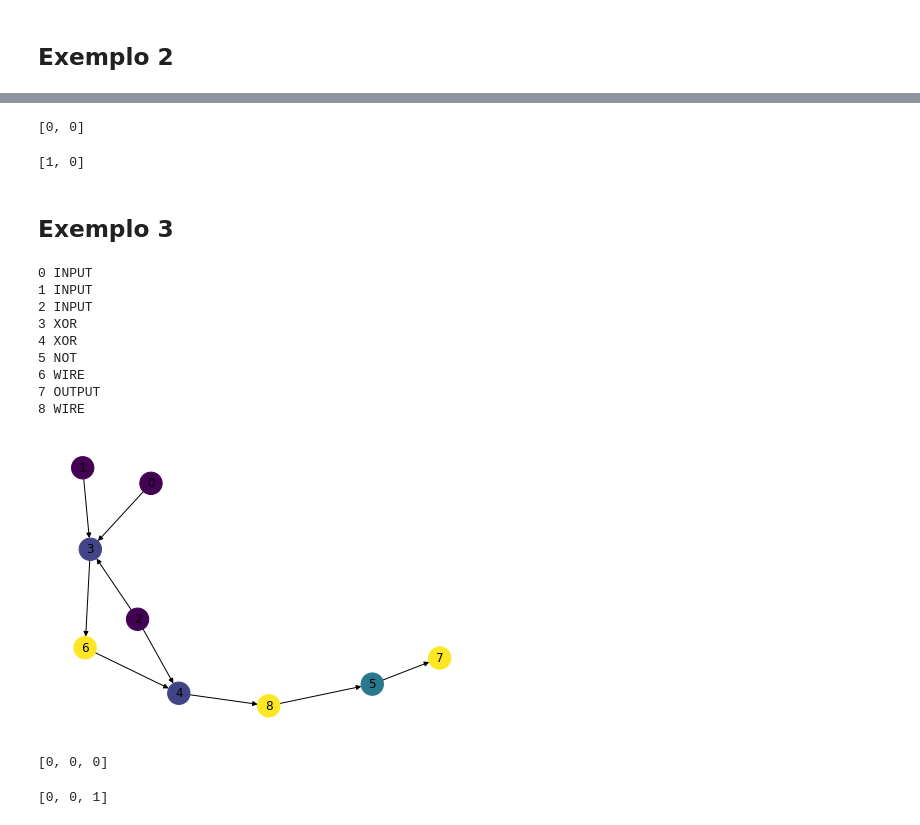
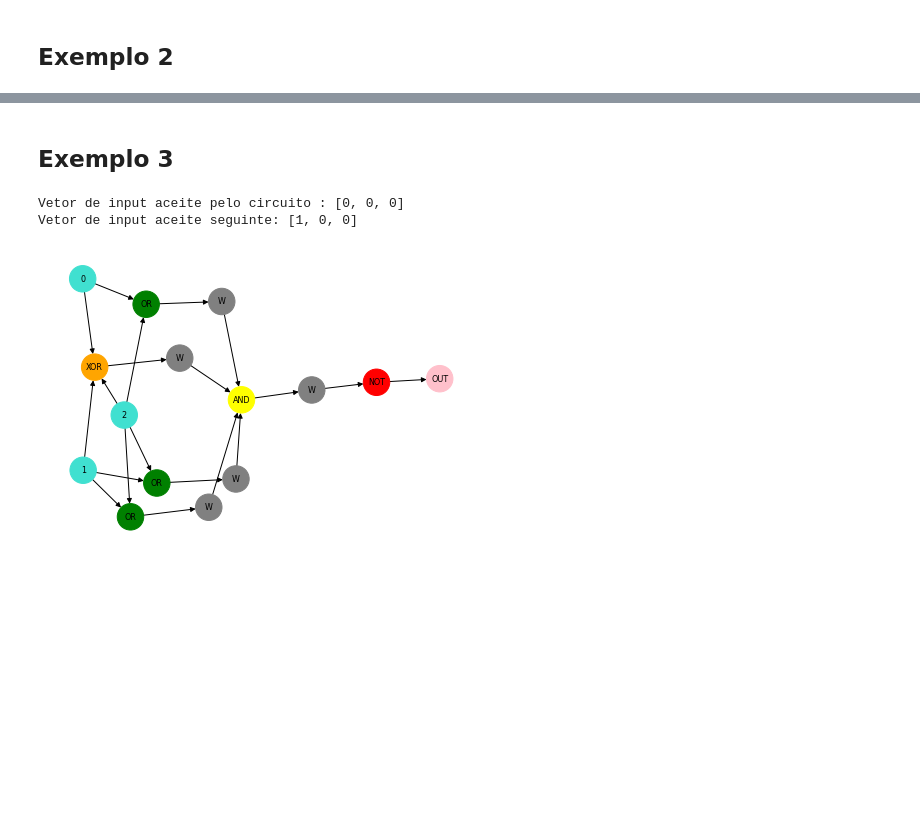
Before and after one commit to zoisper/LC-Projeto, a Jupyter notebook: 2/Circuito.ipynb, the cells around one changed output, grey strips where cells are left out. Drawn from its saved outputs; the diff is of its cells as text; code cells hidden in the pictures; blank space fills up the shorter version.

Commit message:
funçao que desenha circuito adicionada

```diff
--- a/2/Circuito.ipynb
+++ b/2/Circuito.ipynb
@@ -275,3 +283,32 @@ def next_solution(G,S):
+# %%
+def draw_circuit(C):
+    pos = nx.nx_pydot.graphviz_layout(C)
+    labels = {}
+    colors = [None for n in C.nodes]
+    for n in C:
+        if C.nodes[n]['type'] == 'INPUT':
+            labels[n] = str(n)
+            colors[n] = "turquoise"
+        elif C.nodes[n]['type'] == 'OUTPUT':
+            labels[n] = 'OUT'
+            colors[n] = "pink"
+        elif C.nodes[n]['type'] == 'XOR':
+            labels[n] = 'XOR'
+            colors[n] = "orange"
+        elif C.nodes[n]['type'] == 'NOT':
+            labels[n] = 'NOT'
+            colors[n] = "red"
+        elif C.nodes[n]['type'] == 'OR':
+            labels[n] = 'OR'
+            colors[n] = "green"
+        elif C.nodes[n]['type'] == 'AND':
+            labels[n] = 'AND'
+            colors[n] = "yellow"
+        else:
+            labels[n] = "W"
+            colors[n] = "grey"
+
+    nx.draw(C, pos = pos, with_labels = True, labels = labels,font_size=8, node_size=700, node_color=colors)
 # %% [markdown]
 ## Exemplo 1
 # %%
@@ -319,36 +338,13 @@ for g in G2:
-# %%
-S2 = calculate_input(G2)
-print(S2)
-# %% [output]
-[0, 0]
-# %%
-next_solution(G2,S2)
-# %% [output]
-[1, 0]
 # %% [markdown]
 ## Exemplo 3
 # %%
-G3 = circuit_generator(3,0.2)
-nx.draw(G3, with_labels = True, node_size=500, node_color=[G3.nodes[n]['color'] for n in G3])
-for g in G3:
-    print(g,G3.nodes[g]['type'])
+C = circuit_generator(3,0.2)
+S = calculate_input(C)
+NS = next_solution(C,S)
+draw_circuit(C)
+print("Vetor de input aceite pelo circuito :",S)
+print("Vetor de input aceite seguinte:", NS)
 # %% [output]
-0 INPUT
-1 INPUT
-2 INPUT
-3 XOR
-4 XOR
-5 NOT
-6 WIRE
-7 OUTPUT
-8 WIRE
+Vetor de input aceite pelo circuito : [0, 0, 0]
+Vetor de input aceite seguinte: [1, 0, 0]
-[figure, old version]
+[figure, new version]
-# %%
-S3 = calculate_input(G3)
-print(S3)
-# %% [output]
-[0, 0, 0]
-# %%
-next_solution(G3,S3)
-# %% [output]
-[0, 0, 1]
```
Also changed, not shown: parts of 10 cells of this notebook, 1 other file.
